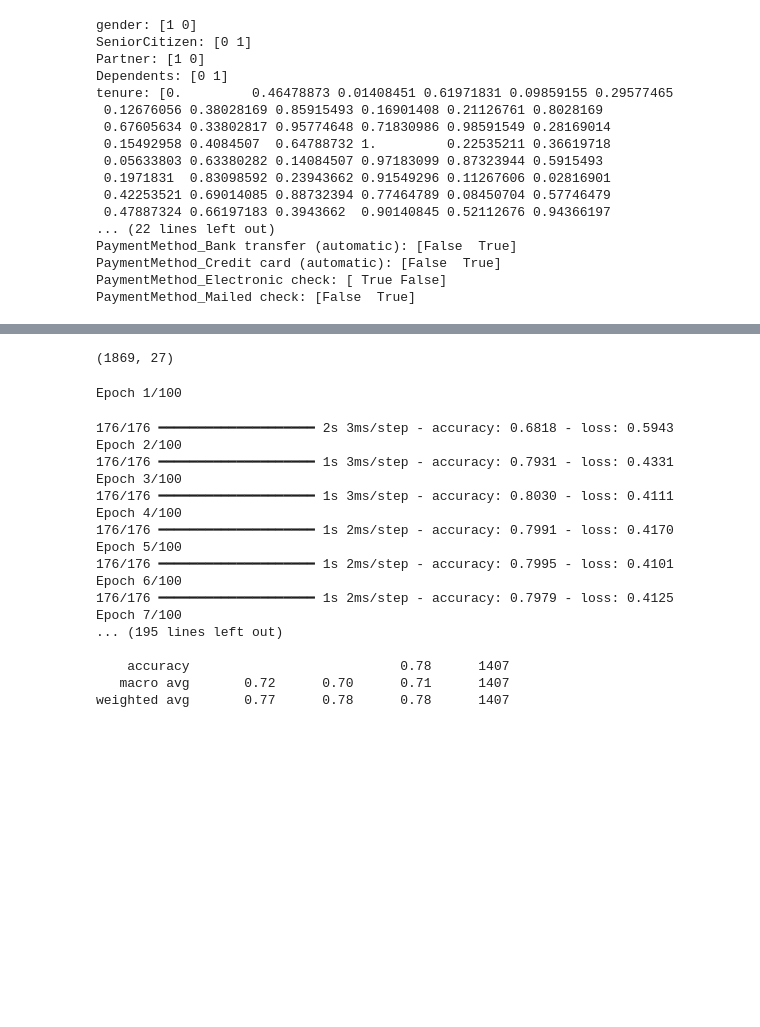
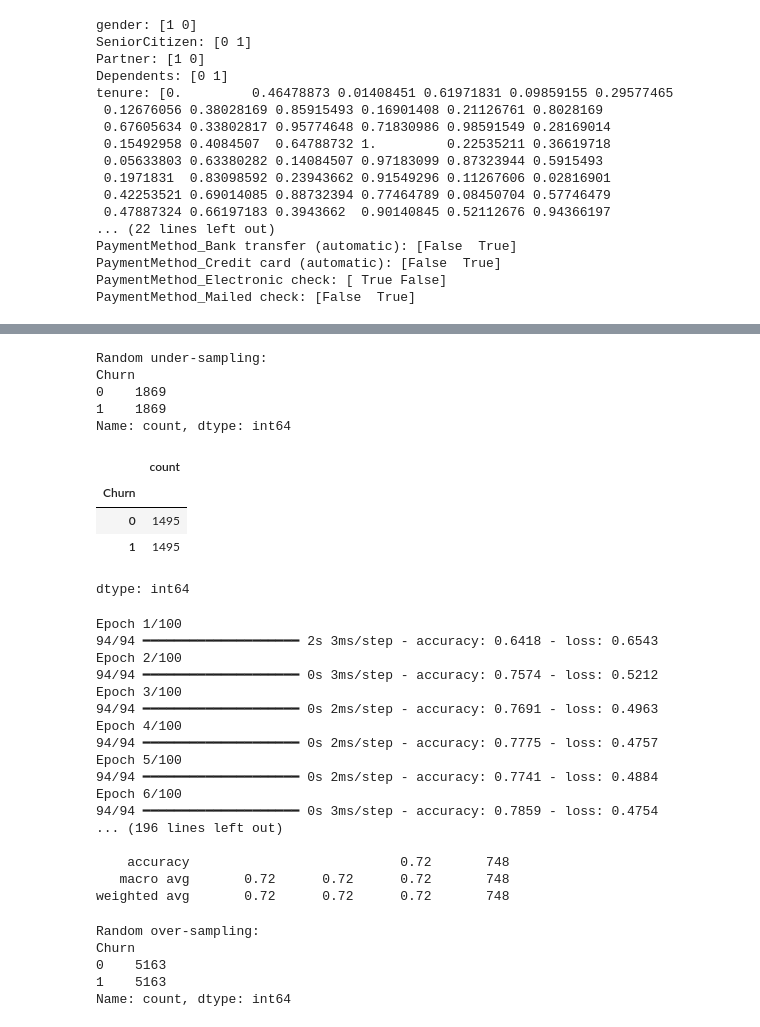
Before and after one commit to nickmirunsw/py-learning, a Jupyter notebook: tensorflow/tfnm.ipynb, the cells around one changed output, grey strips where cells are left out. Saved outputs shown, nothing was run; the diff lists cells and outputs as text; code cells hidden in the pictures; blank space fills up the shorter version.

```diff
--- a/tensorflow/tfnm.ipynb
+++ b/tensorflow/tfnm.ipynb
@@ -1771,4 +1751,7 @@ weighted avg       0.77      0.78      0.77      1407
 # %%
-count_class_0, count_class_1 = df2.Churn.value_counts()
+# Class count
+count_class_0, count_class_1 = df1.Churn.value_counts()
+
+# Divide by class
 df_class_0 = df2[df2['Churn'] == 0]
 df_class_1 = df2[df2['Churn'] == 1]
@@ -1783,4 +1757,0 @@ df_class_0_under = df_class_0.sample(count_class_1)
-# %%
-df_class_0_under.shape
-# %% [output]
-(1869, 27)
@@ -1792,24 +1758,61 @@ y = testLabels = df2.Churn.astype(np.float32)
+# %%
+# Undersample 0-class and concat the DataFrames of both class
+df_class_0_under = df_class_0.sample(count_class_1)
+df_test_under = pd.concat([df_class_0_under, df_class_1], axis=0)
+
+print('Random under-sampling:')
+print(df_test_under.Churn.value_counts())
+# %% [output]
+Random under-sampling:
+Churn
+0    1869
+1    1869
+Name: count, dtype: int64
 # %%
+X = df_test_under.drop('Churn',axis='columns')
+y = df_test_under['Churn']
+
 from sklearn.model_selection import train_test_split
 X_train, X_test, y_train, y_test = train_test_split(X, y, test_size=0.2, random_state=15, stratify=y)
+# %%
+# Number of classes in training Data
+y_train.value_counts()
+# %% [output]
+|  | count |
+| Churn |  |
+| 0 | 1495 |
+| 1 | 1495 |
+dtype: int64
 # %%
 y_preds = ANN(X_train, y_train, X_test, y_test, 'binary_crossentropy', -1)
 # %% [output]
 Epoch 1/100
+94/94 ━━━━━━━━━━━━━━━━━━━━ 2s 3ms/step - accuracy: 0.6418 - loss: 0.6543
+Epoch 2/100
+94/94 ━━━━━━━━━━━━━━━━━━━━ 0s 3ms/step - accuracy: 0.7574 - loss: 0.5212
+Epoch 3/100
+94/94 ━━━━━━━━━━━━━━━━━━━━ 0s 2ms/step - accuracy: 0.7691 - loss: 0.4963
+Epoch 4/100
+94/94 ━━━━━━━━━━━━━━━━━━━━ 0s 2ms/step - accuracy: 0.7775 - loss: 0.4757
+Epoch 5/100
+94/94 ━━━━━━━━━━━━━━━━━━━━ 0s 2ms/step - accuracy: 0.7741 - loss: 0.4884
+Epoch 6/100
+94/94 ━━━━━━━━━━━━━━━━━━━━ 0s 3ms/step - accuracy: 0.7859 - loss: 0.4754
+... (196 lines left out)
+
+    accuracy                           0.72       748
+   macro avg       0.72      0.72      0.72       748
+weighted avg       0.72      0.72      0.72       748
-176/176 ━━━━━━━━━━━━━━━━━━━━ 2s 3ms/step - accuracy: 0.6818 - loss: 0.5943
-Epoch 2/100
-176/176 ━━━━━━━━━━━━━━━━━━━━ 1s 3ms/step - accuracy: 0.7931 - loss: 0.4331
-Epoch 3/100
-176/176 ━━━━━━━━━━━━━━━━━━━━ 1s 3ms/step - accuracy: 0.8030 - loss: 0.4111
-Epoch 4/100
-176/176 ━━━━━━━━━━━━━━━━━━━━ 1s 2ms/step - accuracy: 0.7991 - loss: 0.4170
-Epoch 5/100
-176/176 ━━━━━━━━━━━━━━━━━━━━ 1s 2ms/step - accuracy: 0.7995 - loss: 0.4101
-Epoch 6/100
-176/176 ━━━━━━━━━━━━━━━━━━━━ 1s 2ms/step - accuracy: 0.7979 - loss: 0.4125
-Epoch 7/100
-... (195 lines left out)
-
-    accuracy                           0.78      1407
-   macro avg       0.72      0.70      0.71      1407
-weighted avg       0.77      0.78      0.78      1407
+# %%
+# Oversample 1-class and concat the DataFrames of both classes
+df_class_1_over = df_class_1.sample(count_class_0, replace=True)
+df_test_over = pd.concat([df_class_0, df_class_1_over], axis=0)
+
+print('Random over-sampling:')
+print(df_test_over.Churn.value_counts())
+# %% [output]
+Random over-sampling:
+Churn
+0    5163
+1    5163
+Name: count, dtype: int64
```
Also changed, not shown: parts of 15 cells of this notebook.
